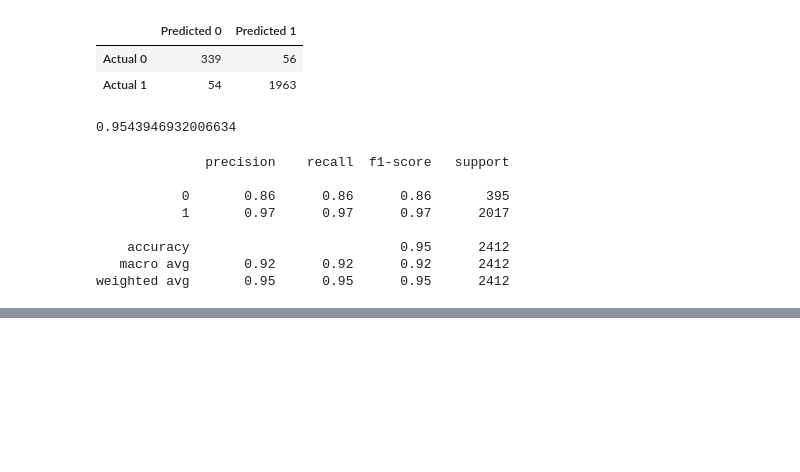
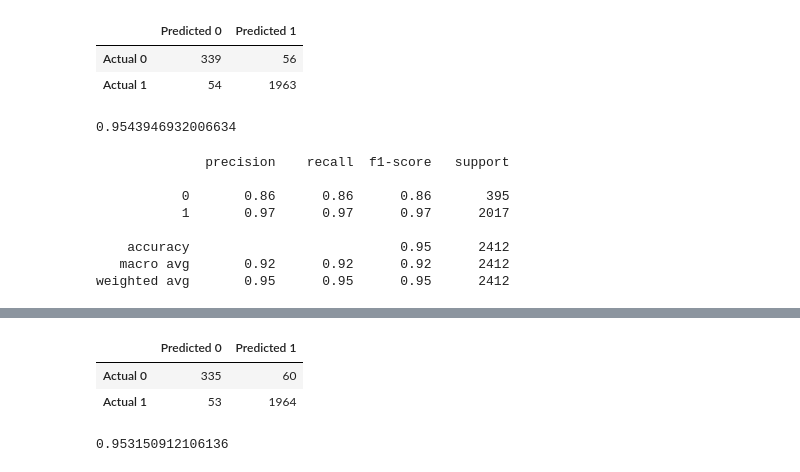
Before and after one commit to MitchellGleason/Final-Project, a Jupyter notebook: Machine Leanring Notebooks/predict_operating_margin_ML.ipynb, the cells around one changed output, grey strips where cells are left out. Cells and saved outputs as stored; diff of their text form; code cells hidden in the pictures; blank space fills up the shorter version.

```diff
--- a/Machine Leanring Notebooks/predict_operating_margin_ML.ipynb
+++ b/Machine Leanring Notebooks/predict_operating_margin_ML.ipynb
@@ -151,0 +220,10 @@ weighted avg       0.95      0.95      0.95      2412
+# %%
+#Identify best learning rate
+learning_rates = [0.01, 0.05, 0.1, 0.25, 0.5, 0.75, 1]
+
+for learning_rate in learning_rates:
+    gb_model = GradientBoostingClassifier(n_estimators=60, learning_rate=learning_rate, max_features=5, max_depth=3, random_state=0)
+    gb_model.fit(X_train_scaled, y_train)
+    print("Learning rate: ", learning_rate)
+    print("Accuracy score (training): {0:.3f}".format(gb_model.score(X_train_scaled,y_train)))
+    print("Accuracy score (validation): {0:.3f}".format(gb_model.score(X_test_scaled,y_test)))
@@ -151,0 +248,27 @@ weighted avg       0.95      0.95      0.95      2412
+# %%
+#Use best learning rate to create model
+gb_model = GradientBoostingClassifier(n_estimators=60, learning_rate=1, max_features=10, max_depth=6, random_state=0)
+
+#Fit the model
+gb_model.fit(X_train_scaled, y_train)
+
+#Make predictions
+gb_predictions = gb_model.predict(X_test_scaled)
+# %%
+#Calculate the confusion matrix
+gb_cm = confusion_matrix(y_test, gb_predictions)
+
+#Create a DataFrame from the confusion matrix
+gb_cm_df = pd.DataFrame(gb_cm, index=["Actual 0", "Actual 1"], columns=["Predicted 0", "Predicted 1"])
+
+gb_cm_df
+# %% [output]
+|  | Predicted 0 | Predicted 1 |
+| Actual 0 | 335 | 60 |
+| Actual 1 | 53 | 1964 |
+# %%
+#Calculate the accuracy score
+gb_acc_score = accuracy_score(y_test, gb_predictions)
+gb_acc_score
+# %% [output]
+0.953150912106136
```
Also changed, not shown: parts of 20 cells of this notebook.
